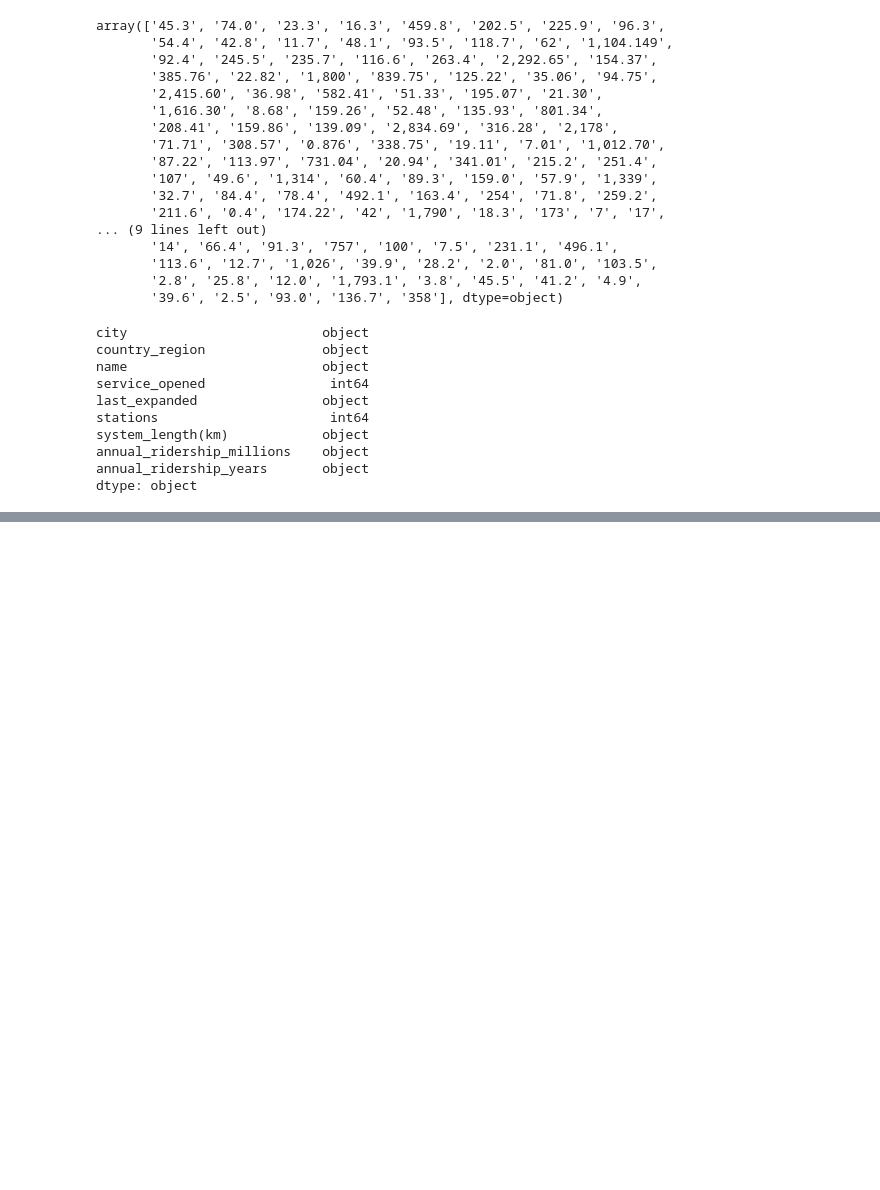
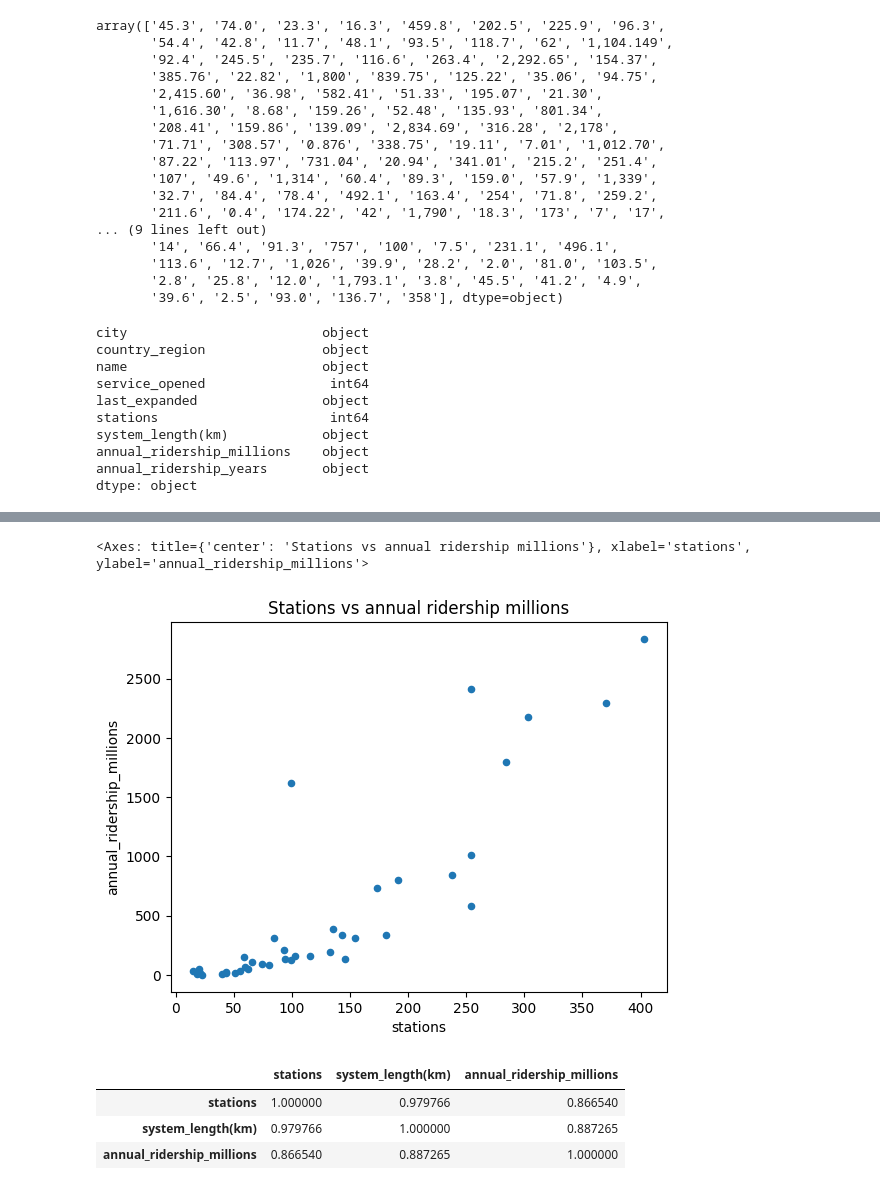
Before and after one commit to gitbarok/Metro-System-Worldwide-EDA, a Jupyter notebook: eda.ipynb, the cells around one changed output, grey strips where cells are left out. Cells and saved outputs as stored; diff of their text form; code cells hidden in the pictures; blank space fills up the shorter version.

```diff
--- a/eda.ipynb
+++ b/eda.ipynb
@@ -179,0 +205,19 @@ df.query("country_region == 'China'")
+# %%
+df_china['annual_ridership_millions'] = df_china['annual_ridership_millions'].str.replace(',','').astype(float)
+# %%
+df_china.plot(kind='scatter',
+              x='stations',
+              y='annual_ridership_millions',
+              title="Stations vs annual ridership millions")
+# %% [output]
+<Axes: title={'center': 'Stations vs annual ridership millions'}, xlabel='stations', ylabel='annual_ridership_millions'>
+[figure, added]
+# %%
+df_corr = df_china[['stations','system_length(km)',
+    'annual_ridership_millions']].dropna().corr()
+df_corr
+# %% [output]
+|  | stations | system_length(km) | annual_ridership_millions |
+| stations | 1.000000 | 0.979766 | 0.866540 |
+| system_length(km) | 0.979766 | 1.000000 | 0.887265 |
+| annual_ridership_millions | 0.866540 | 0.887265 | 1.000000 |
```
Also changed, not shown: parts of 6 cells of this notebook.
